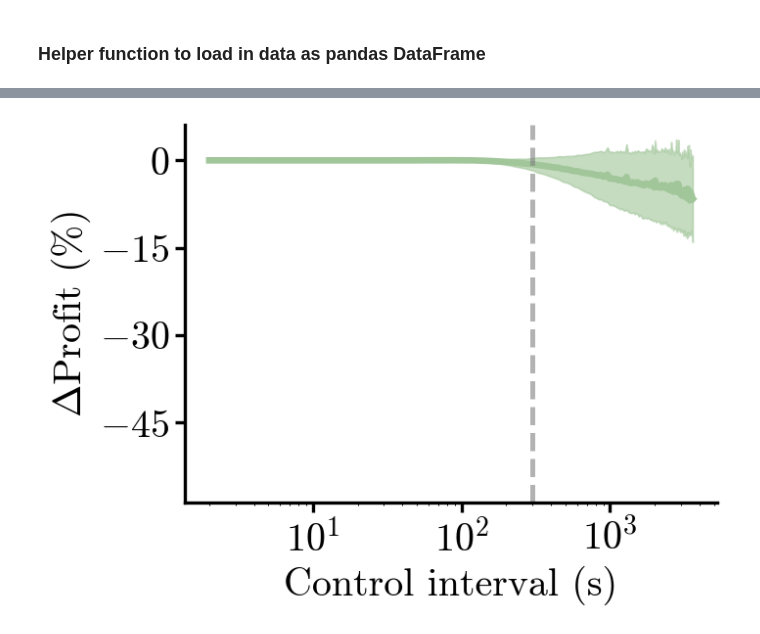
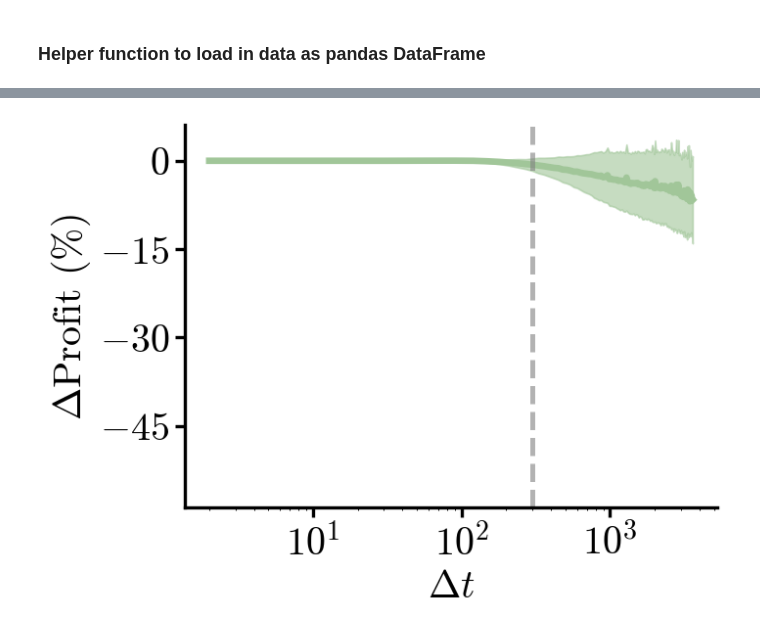
Before and after one commit to BartvLaatum/GreenLightGym, a Jupyter notebook: greenlight_gym/visualisations/effect_frequency.ipynb, the cells around one changed output, grey strips where cells are left out. Cells and saved outputs as stored; diff of their text form; code cells hidden in the pictures.

```diff
--- a/greenlight_gym/visualisations/effect_frequency.ipynb
+++ b/greenlight_gym/visualisations/effect_frequency.ipynb
@@ -153,23 +157,23 @@ Name: Relative Change in Profit, Length: 124, dtype: float64
 # %%
 fig = plt.figure(dpi=120)
 
 ax = fig.add_subplot()
 ax.plot(control_frequencies[:], relative_change_mean.iloc[:], linewidth=4, color=colors[0])
 
 ax.fill_between(control_frequencies[:], relative_change_mean.iloc[:] - relative_change_std.iloc[:], relative_change_mean.iloc[:] + relative_change_std.iloc[:], color=colors[0], alpha=0.6)
 
 ax.set_ylabel(r"$\Delta$Profit (%)")
-ax.set_xlabel("Control interval (s)")
+ax.set_xlabel(r"$\Delta t$")
 
 ax.set_xscale('log')
 ylim = (-58.80595347004319, 6.0380082942254525)
 # ylim = ax.get_ylim()#[ , ax.get_ylim()[1]]
 ax.vlines(300, ylim[0], ylim[1], linestyle="--", linewidth=3, color='grey', alpha=0.6)
 ax.set_ylim(ylim)
 
 ax.yaxis.set_major_locator(MaxNLocator(nbins=6))
 fig.tight_layout()
 fig.savefig("delta_profit.svg")
 plt.show()
 # %% [output]
-[figure, old version]
+[figure, new version]
```
Also changed, not shown: parts of 6 cells of this notebook, 39 other files.
